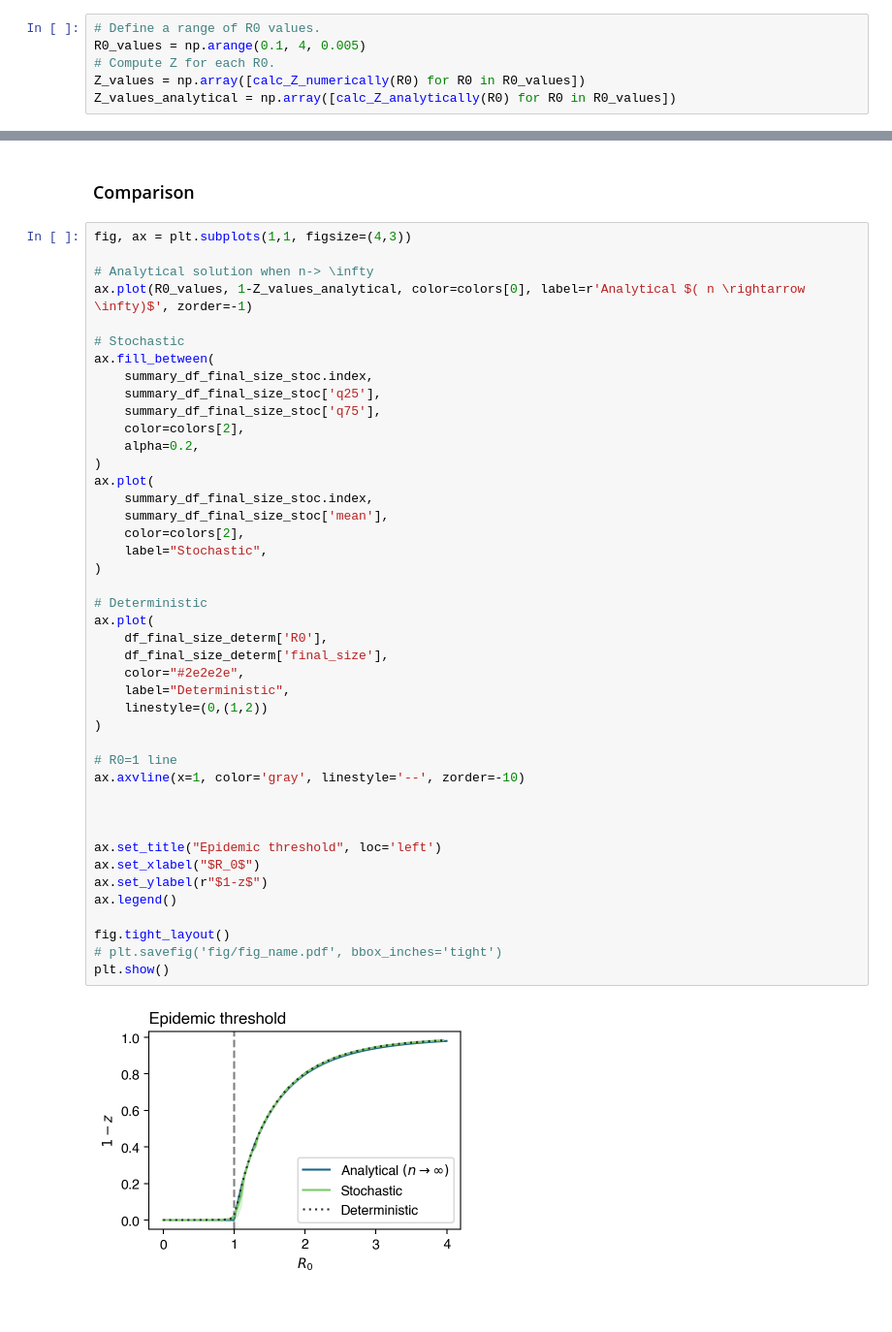
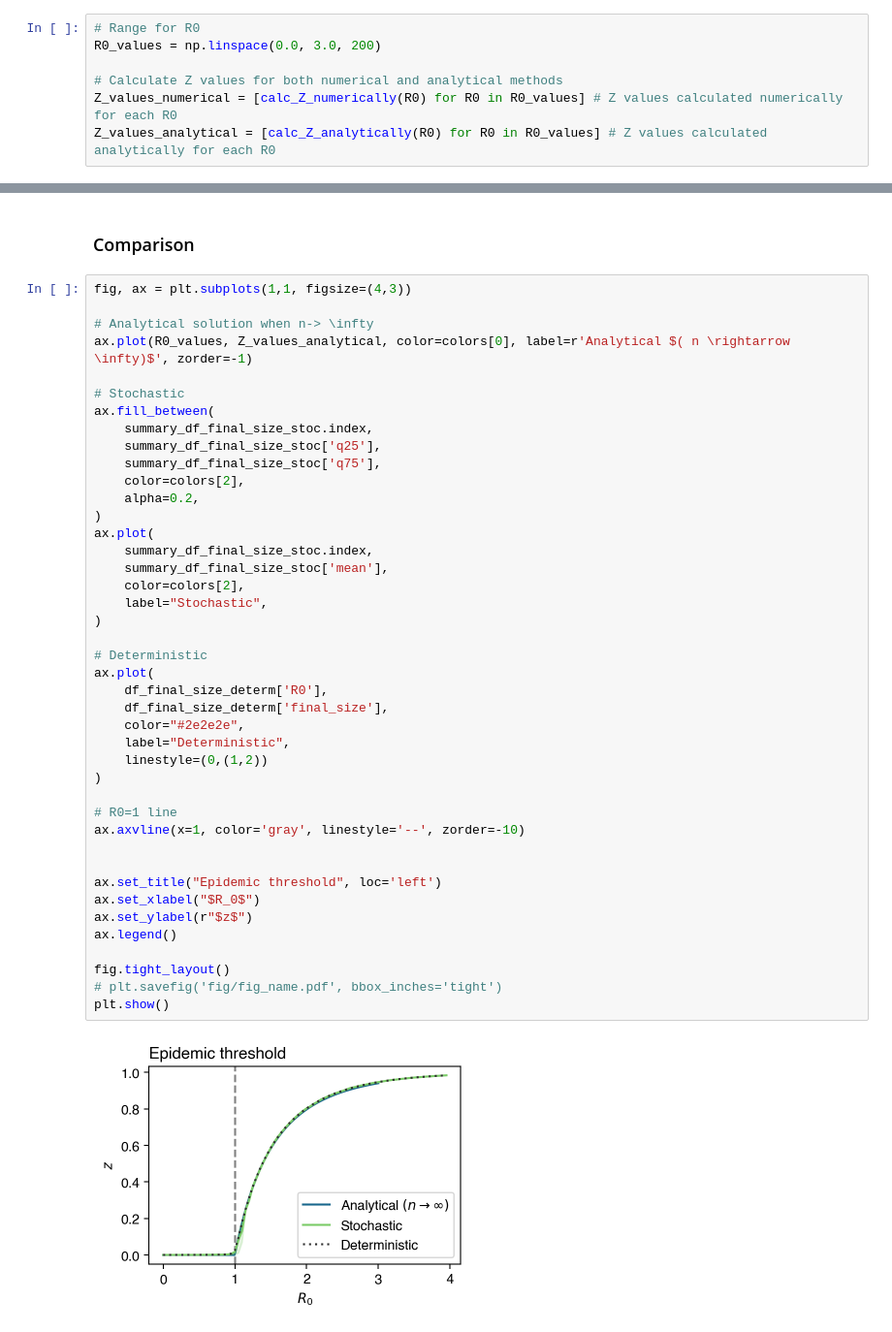
Before and after one commit to mu373/documentation, a Jupyter notebook: docs/epi/infectious-disease/sir.ipynb, the cells around one changed output, grey strips where cells are left out. Shown at 97% size. Cells and saved outputs as stored; diff of their text form.

```diff
--- a/docs/epi/infectious-disease/sir.ipynb
+++ b/docs/epi/infectious-disease/sir.ipynb
@@ -793,6 +825,7 @@ def calc_Z_numerically(R0):
 # %%
-# Define a range of R0 values.
-R0_values = np.arange(0.1, 4, 0.005)
-# Compute Z for each R0.
-Z_values = np.array([calc_Z_numerically(R0) for R0 in R0_values])
-Z_values_analytical = np.array([calc_Z_analytically(R0) for R0 in R0_values])
+# Range for R0
+R0_values = np.linspace(0.0, 3.0, 200)
+
+# Calculate Z values for both numerical and analytical methods
+Z_values_numerical = [calc_Z_numerically(R0) for R0 in R0_values] # Z values calculated numerically for each R0
+Z_values_analytical = [calc_Z_analytically(R0) for R0 in R0_values] # Z values calculated analytically for each R0
@@ -915,7 +1147,7 @@ summary_df_final_size_stoc = df_final_size_stoc.groupby('R0')['final_size'].agg(
 fig, ax = plt.subplots(1,1, figsize=(4,3))
 
 # Analytical solution when n-> \infty
-ax.plot(R0_values, 1-Z_values_analytical, color=colors[0], label=r'Analytical $( n \rightarrow \infty)$', zorder=-1)
+ax.plot(R0_values, Z_values_analytical, color=colors[0], label=r'Analytical $( n \rightarrow \infty)$', zorder=-1)
 
 # Stochastic
 ax.fill_between(
@@ -926,33 +1158,32 @@ ax.fill_between(
     alpha=0.2,
 )
 ax.plot(
 	summary_df_final_size_stoc.index,
 	summary_df_final_size_stoc['mean'],
 	color=colors[2],
     label="Stochastic",
 )
 
 # Deterministic
 ax.plot(
 	df_final_size_determ['R0'],
 	df_final_size_determ['final_size'],
     color="#2e2e2e",
     label="Deterministic",
     linestyle=(0,(1,2))
 )
 
 # R0=1 line
 ax.axvline(x=1, color='gray', linestyle='--', zorder=-10)
 
 
-
 ax.set_title("Epidemic threshold", loc='left')
 ax.set_xlabel("$R_0$")
-ax.set_ylabel(r"$1-z$")
+ax.set_ylabel(r"$z$")
 ax.legend()
 
 fig.tight_layout()
 # plt.savefig('fig/fig_name.pdf', bbox_inches='tight')
 plt.show()
 # %% [output]
-[figure, old version]
+[figure, new version]
```
Also changed, not shown: parts of 22 cells of this notebook.
